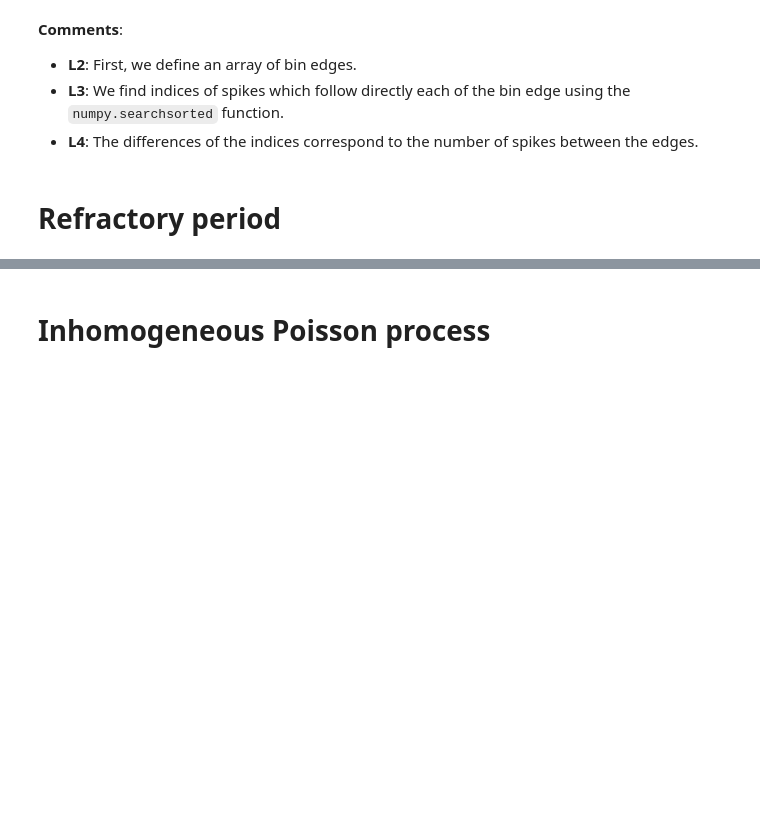
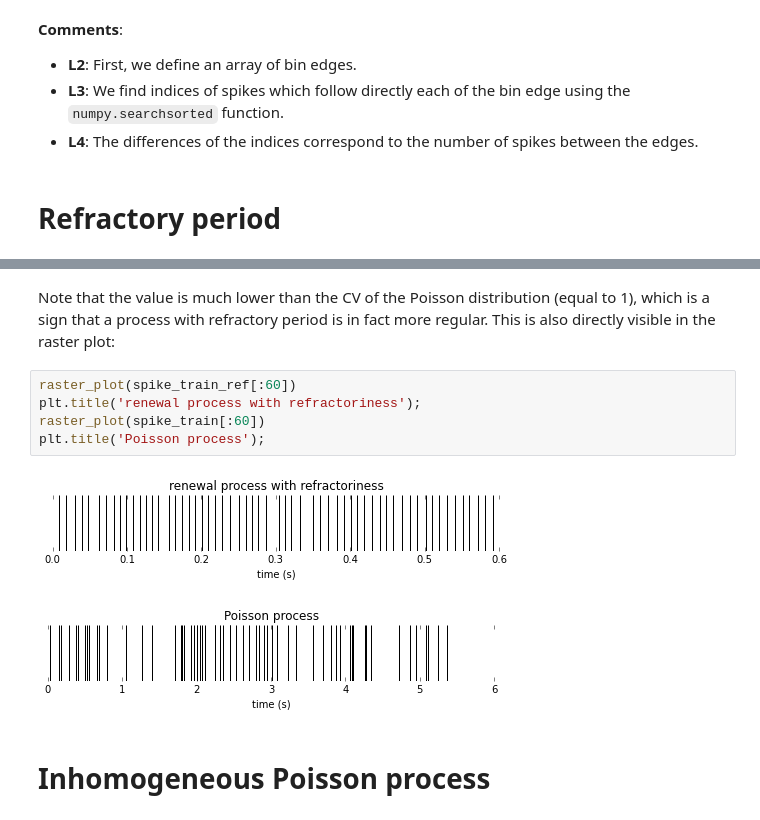
Before and after one commit to btel/python-in-neuroscience-tutorials, a Jupyter notebook: poisson_process.ipynb, the cells around one changed output, grey strips where cells are left out. Saved outputs shown, nothing was run; the diff lists cells and outputs as text; blank space fills up the shorter version.

```diff
--- a/poisson_process.ipynb
+++ b/poisson_process.ipynb
@@ -394,2 +381,12 @@ SyntaxError: invalid syntax (<ipython-input-63-b93c0b768181>, line 3)
+# %% [markdown]
+Note that the value is much lower than the CV of the Poisson distribution (equal to 1), which is a sign that a process with refractory period is in fact more regular. This is also directly visible in the raster plot:
+# %%
+raster_plot(spike_train_ref[:60])
+plt.title('renewal process with refractoriness');
+raster_plot(spike_train[:60])
+plt.title('Poisson process');
+# %% [output]
+[figure, added]
+[figure, added]
 # %% [markdown]
 # Inhomogeneous Poisson process
```
Also changed, not shown: parts of 44 cells of this notebook.
